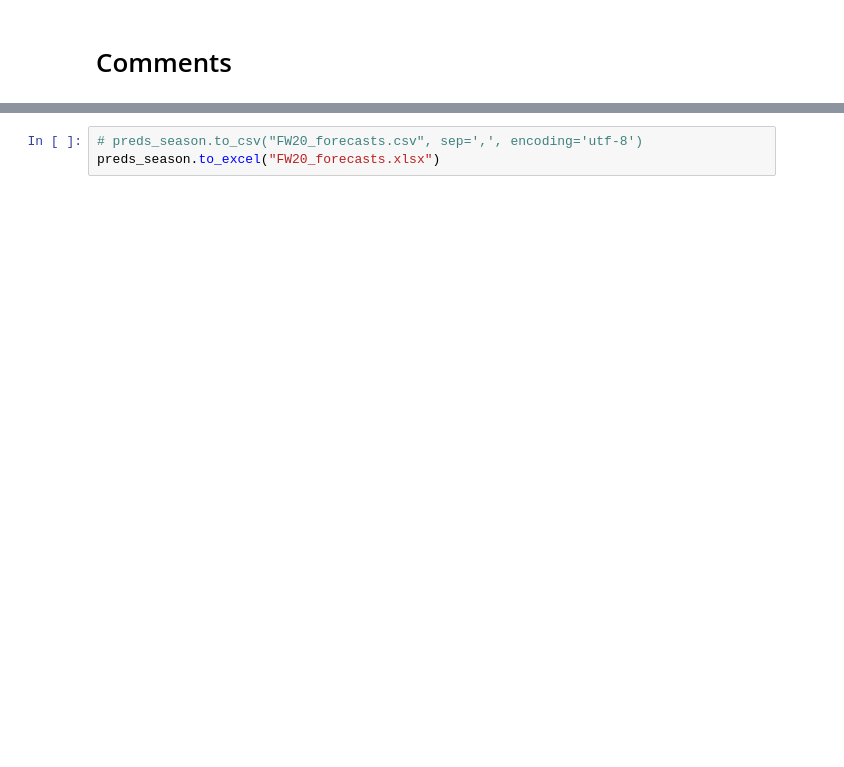
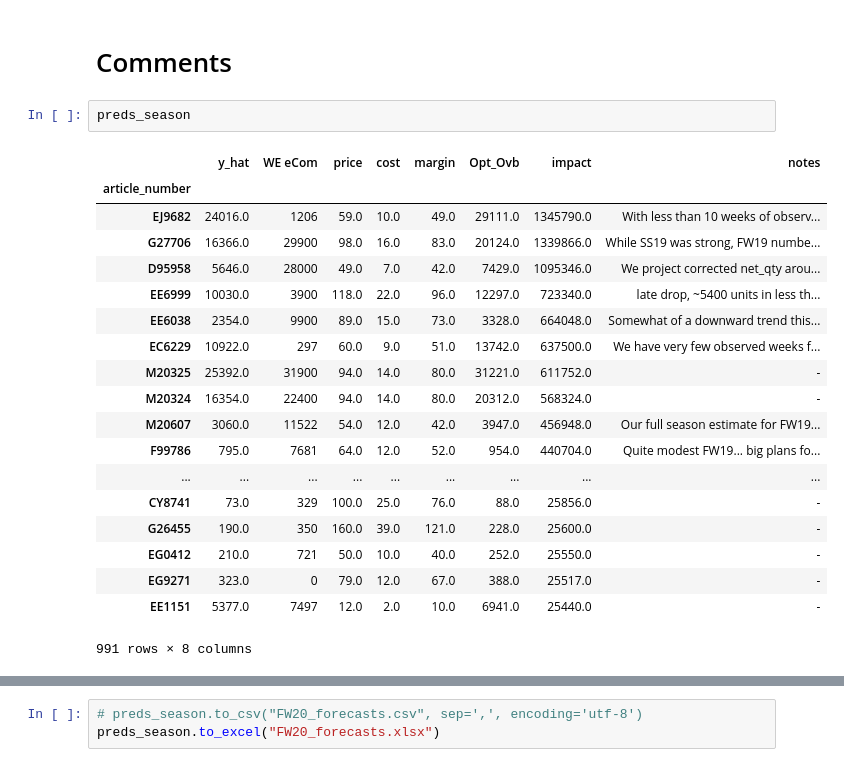
Before and after one commit to cwcomiskey/Misc, a Jupyter notebook: adidas/model_10Sept.ipynb, the cells around one changed output, grey strips where cells are left out. Saved outputs shown, nothing was run; the diff lists cells and outputs as text; blank space fills up the shorter version.

```diff
--- a/adidas/model_10Sept.ipynb
+++ b/adidas/model_10Sept.ipynb
@@ -988,2 +831,24 @@ len(preds_season.index.unique())
 # %% [markdown]
 # Comments
+# %%
+preds_season
+# %% [output]
+|  | y_hat | WE eCom | price | cost | margin | Opt_Ovb | impact | notes |
+| article_number |  |  |  |  |  |  |  |  |
+| EJ9682 | 24016.0 | 1206 | 59.0 | 10.0 | 49.0 | 29111.0 | 1345790.0 | With less than 10 weeks of observ... |
+| G27706 | 16366.0 | 29900 | 98.0 | 16.0 | 83.0 | 20124.0 | 1339866.0 | While SS19 was strong, FW19 numbe... |
+| D95958 | 5646.0 | 28000 | 49.0 | 7.0 | 42.0 | 7429.0 | 1095346.0 | We project corrected net_qty arou... |
+| EE6999 | 10030.0 | 3900 | 118.0 | 22.0 | 96.0 | 12297.0 | 723340.0 | late drop, ~5400 units in less th... |
+| EE6038 | 2354.0 | 9900 | 89.0 | 15.0 | 73.0 | 3328.0 | 664048.0 | Somewhat of a downward trend this... |
+| EC6229 | 10922.0 | 297 | 60.0 | 9.0 | 51.0 | 13742.0 | 637500.0 | We have very few observed weeks f... |
+| M20325 | 25392.0 | 31900 | 94.0 | 14.0 | 80.0 | 31221.0 | 611752.0 | - |
+| M20324 | 16354.0 | 22400 | 94.0 | 14.0 | 80.0 | 20312.0 | 568324.0 | - |
+| M20607 | 3060.0 | 11522 | 54.0 | 12.0 | 42.0 | 3947.0 | 456948.0 | Our full season estimate for FW19... |
+| F99786 | 795.0 | 7681 | 64.0 | 12.0 | 52.0 | 954.0 | 440704.0 | Quite modest FW19... big plans fo... |
+| ... | ... | ... | ... | ... | ... | ... | ... | ... |
+| CY8741 | 73.0 | 329 | 100.0 | 25.0 | 76.0 | 88.0 | 25856.0 | - |
+| G26455 | 190.0 | 350 | 160.0 | 39.0 | 121.0 | 228.0 | 25600.0 | - |
+| EG0412 | 210.0 | 721 | 50.0 | 10.0 | 40.0 | 252.0 | 25550.0 | - |
+| EG9271 | 323.0 | 0 | 79.0 | 12.0 | 67.0 | 388.0 | 25517.0 | - |
+| EE1151 | 5377.0 | 7497 | 12.0 | 2.0 | 10.0 | 6941.0 | 25440.0 | - |
+991 rows × 8 columns
```
Also changed, not shown: parts of 74 cells of this notebook, 1 other file.
